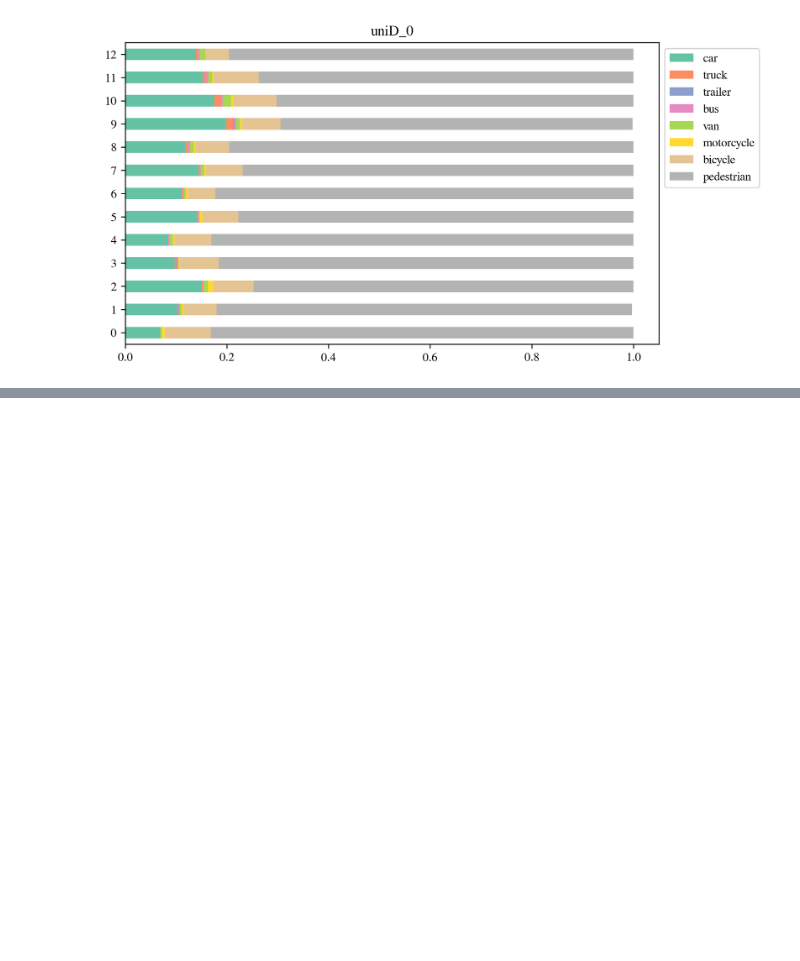
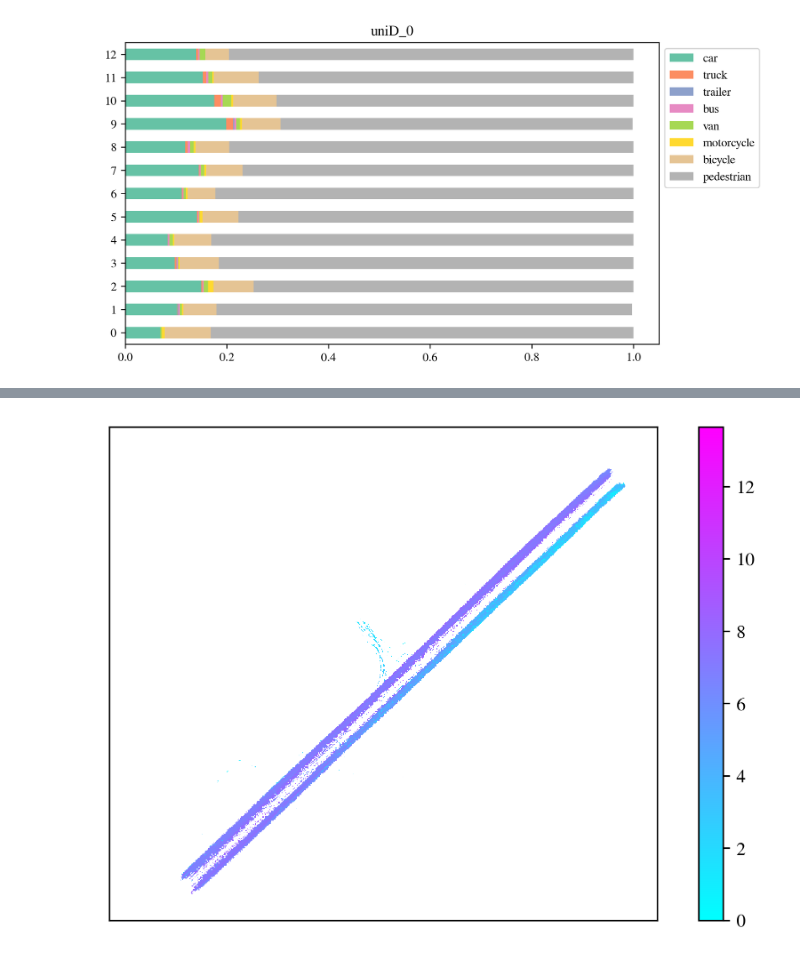
Before and after one commit to SCP-CN-001/trajectory_dataset_support, a Jupyter notebook: trajectory_data_analysis/uniD.ipynb, the cells around one changed output, grey strips where cells are left out. Saved outputs shown, nothing was run; the diff lists cells and outputs as text; code cells hidden in the pictures; blank space fills up the shorter version.

```diff
--- a/trajectory_data_analysis/uniD.ipynb
+++ b/trajectory_data_analysis/uniD.ipynb
@@ -72,0 +72,4 @@ levelx.plot_class_proportion("uniD_0", data_path, trajectory_types, configs)
+# %%
+levelx.plot_speed_distribution("uniD_0", [70, 170, -130, -40], data_path, "car", configs)
+# %% [output]
+[figure, added]
```
Also changed, not shown: parts of 9 cells of this notebook, 1 other file.
